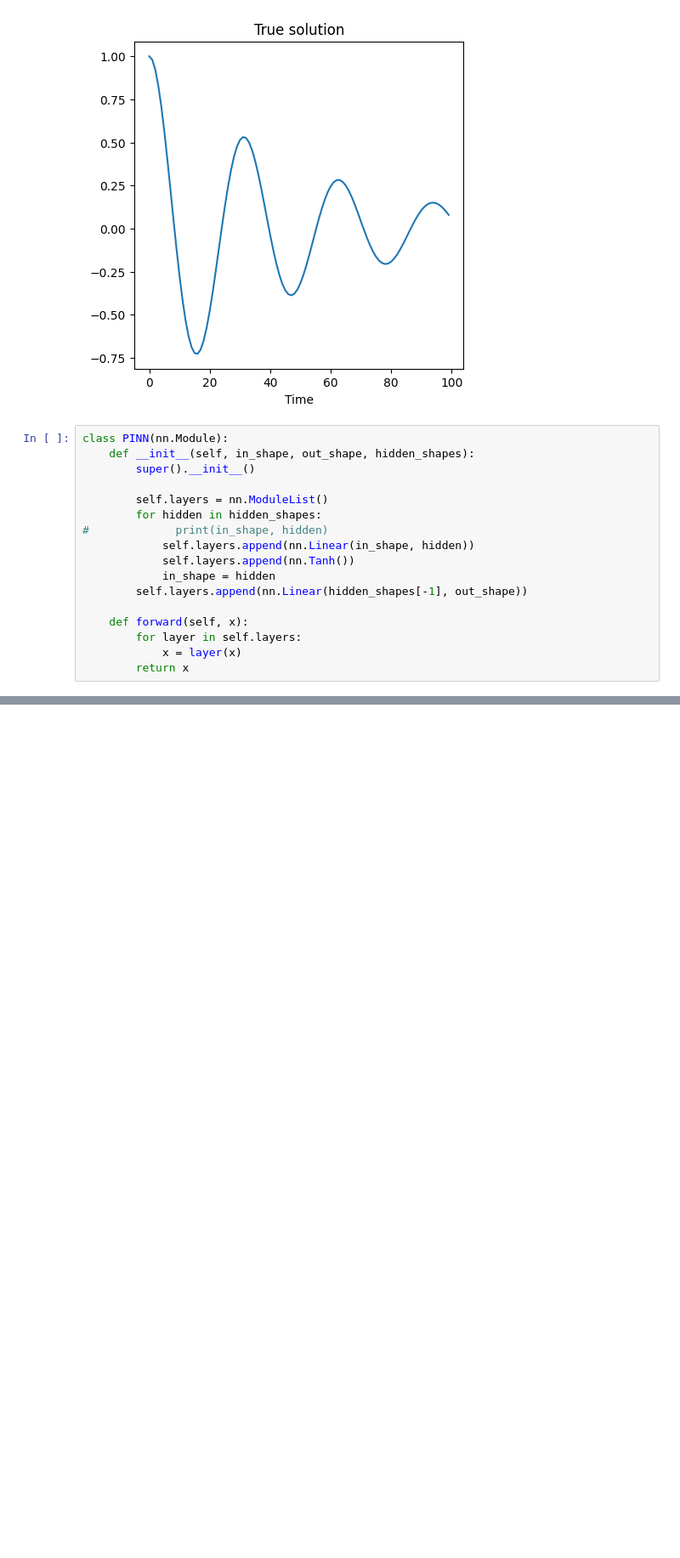
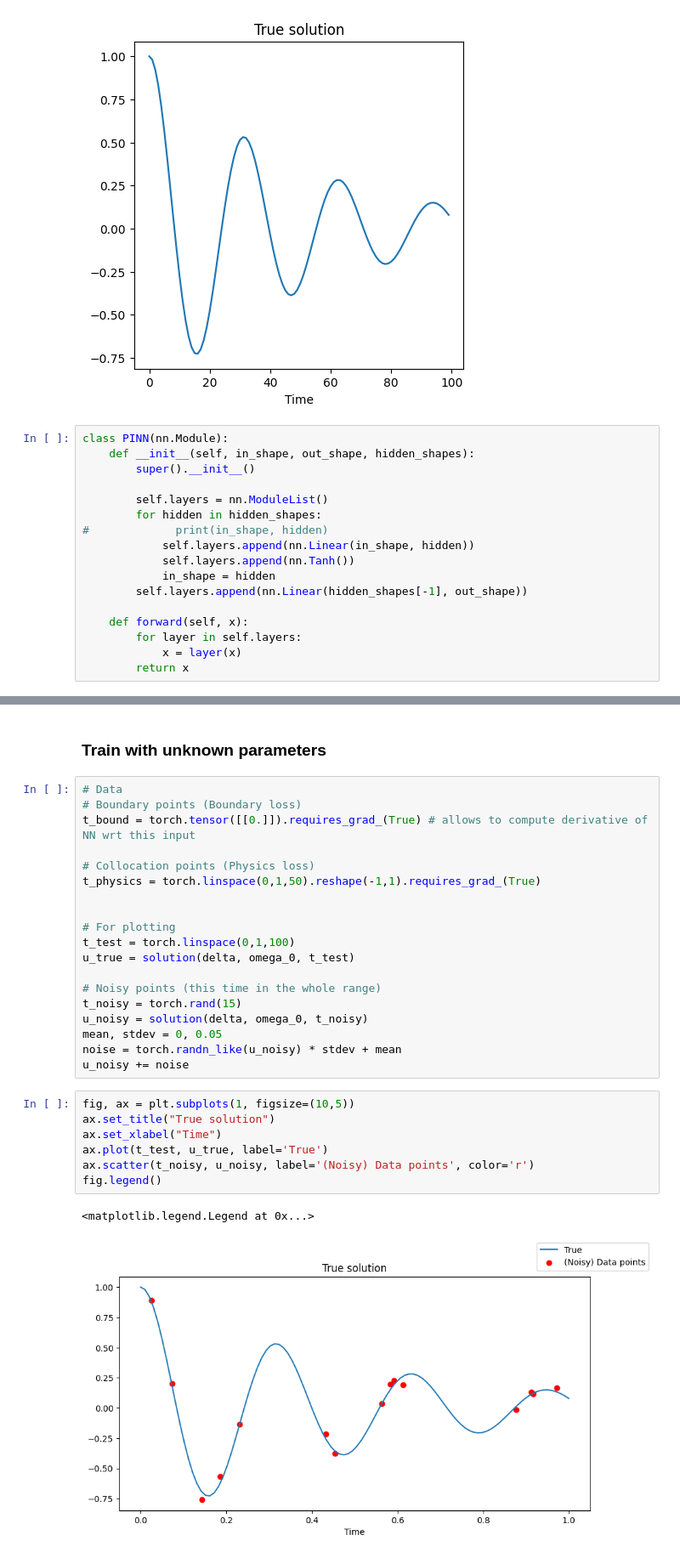
Before and after one commit to MicheleCattaneo/-Re-UPINN, a Jupyter notebook: misc/pinn-spring.ipynb, the cells around one changed output, grey strips where cells are left out. Shown at 85% size. Cells and saved outputs as stored; diff of their text form; blank space fills up the shorter version.

Commit message:
added parameter learning for harmonic oscillator

```diff
--- a/misc/pinn-spring.ipynb
+++ b/misc/pinn-spring.ipynb
@@ -169,0 +170,31 @@ for i in range(iterations):
+# %% [markdown]
+### Train with unknown parameters
+# %%
+# Data
+# Boundary points (Boundary loss)
+t_bound = torch.tensor([[0.]]).requires_grad_(True) # allows to compute derivative of NN wrt this input
+
+# Collocation points (Physics loss)
+t_physics = torch.linspace(0,1,50).reshape(-1,1).requires_grad_(True)
+
+
+# For plotting
+t_test = torch.linspace(0,1,100)
+u_true = solution(delta, omega_0, t_test)
+
+# Noisy points (this time in the whole range)
+t_noisy = torch.rand(15)
+u_noisy = solution(delta, omega_0, t_noisy)
+mean, stdev = 0, 0.05
+noise = torch.randn_like(u_noisy) * stdev + mean
+u_noisy += noise
+# %%
+fig, ax = plt.subplots(1, figsize=(10,5))
+ax.set_title("True solution")
+ax.set_xlabel("Time")
+ax.plot(t_test, u_true, label='True')
+ax.scatter(t_noisy, u_noisy, label='(Noisy) Data points', color='r')
+fig.legend()
+# %% [output]
+<matplotlib.legend.Legend at 0x...>
+[figure, added]
```
Also changed, not shown: parts of 3 cells of this notebook, 1 other file.
